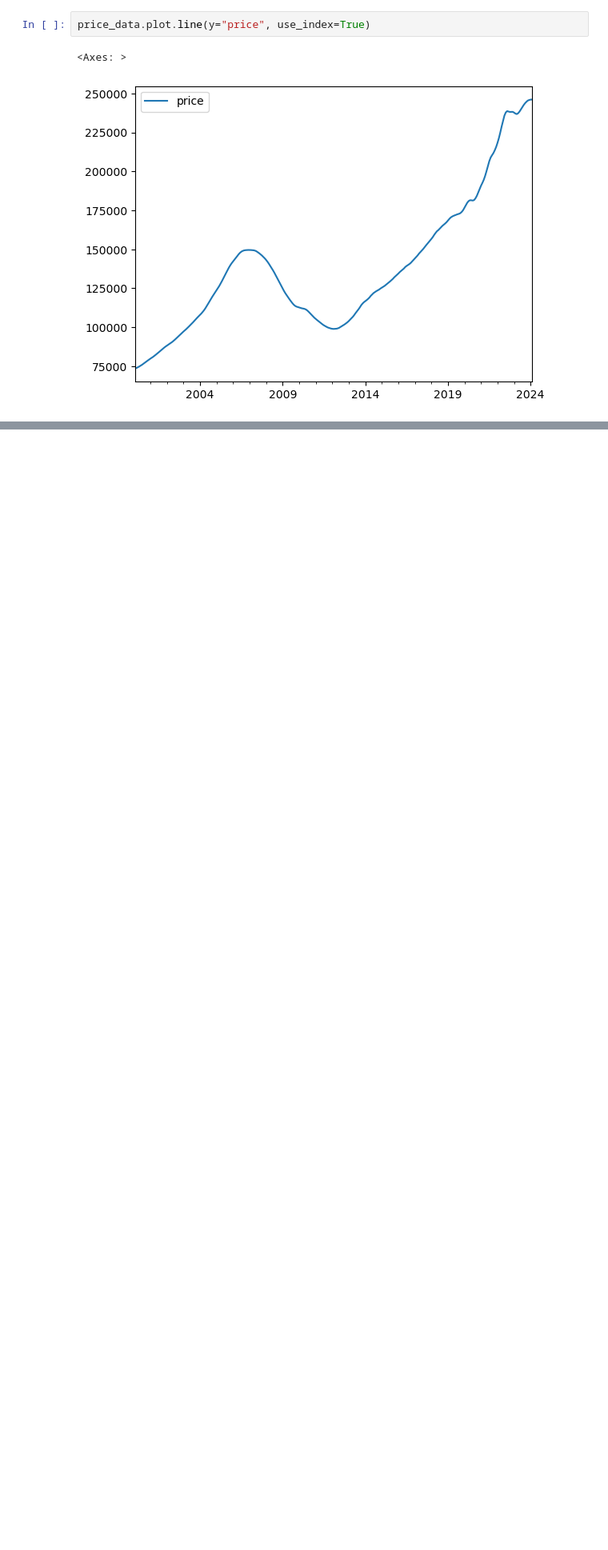
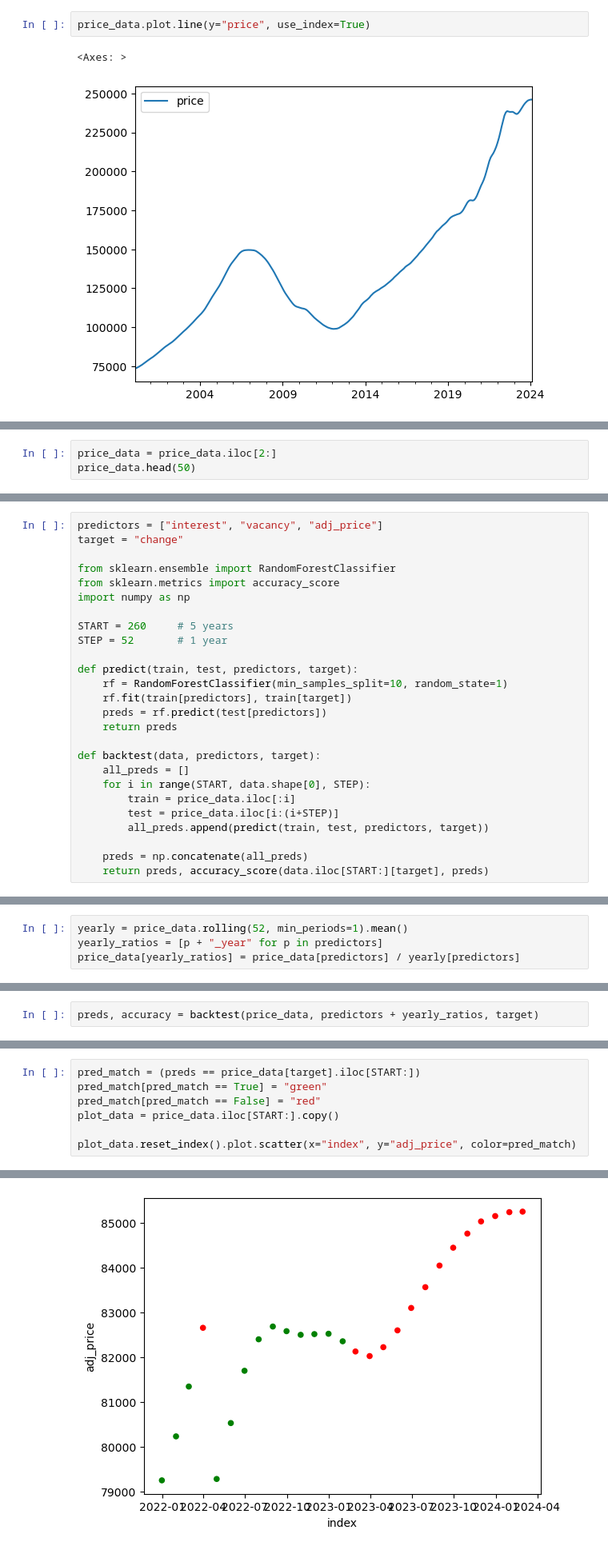
Before and after one commit to matisluzi/ml_project, a Jupyter notebook: Project_Main.ipynb, the cells around one changed output, grey strips where cells are left out. Shown at 80% size. Cells and saved outputs as stored; diff of their text form; blank space fills up the shorter version.

Commit message:
Working on machine learning model for different states

```diff
--- a/Project_Main.ipynb
+++ b/Project_Main.ipynb
@@ -167,0 +174,3 @@ price_data.plot.line(y="price", use_index=True)
+# %%
+price_data = price_data.iloc[2:]
+price_data.head(50)
@@ -167,0 +202,26 @@ price_data.plot.line(y="price", use_index=True)
+# %%
+predictors = ["interest", "vacancy", "adj_price"]
+target = "change"
+
+from sklearn.ensemble import RandomForestClassifier
+from sklearn.metrics import accuracy_score
+import numpy as np
+
+START = 260     # 5 years
+STEP = 52       # 1 year
+
+def predict(train, test, predictors, target):
+    rf = RandomForestClassifier(min_samples_split=10, random_state=1)
+    rf.fit(train[predictors], train[target])
+    preds = rf.predict(test[predictors])
+    return preds
+
+def backtest(data, predictors, target):
+    all_preds = []
+    for i in range(START, data.shape[0], STEP):
+        train = price_data.iloc[:i]
+        test = price_data.iloc[i:(i+STEP)]
+        all_preds.append(predict(train, test, predictors, target))
+
+    preds = np.concatenate(all_preds)
+    return preds, accuracy_score(data.iloc[START:][target], preds)
@@ -167,0 +234,4 @@ price_data.plot.line(y="price", use_index=True)
+# %%
+yearly = price_data.rolling(52, min_periods=1).mean()
+yearly_ratios = [p + "_year" for p in predictors]
+price_data[yearly_ratios] = price_data[predictors] / yearly[predictors]
@@ -167,0 +286,2 @@ price_data.plot.line(y="price", use_index=True)
+# %%
+preds, accuracy = backtest(price_data, predictors + yearly_ratios, target)
@@ -167,0 +292,8 @@ price_data.plot.line(y="price", use_index=True)
+# %%
+pred_match = (preds == price_data[target].iloc[START:])
+pred_match[pred_match == True] = "green"
+pred_match[pred_match == False] = "red"
+plot_data = price_data.iloc[START:].copy()
+
+plot_data.reset_index().plot.scatter(x="index", y="adj_price", color=pred_match)
+# %% [output]
@@ -167,0 +301 @@ price_data.plot.line(y="price", use_index=True)
+[figure, added]
```
Also changed, not shown: parts of 20 cells of this notebook.
